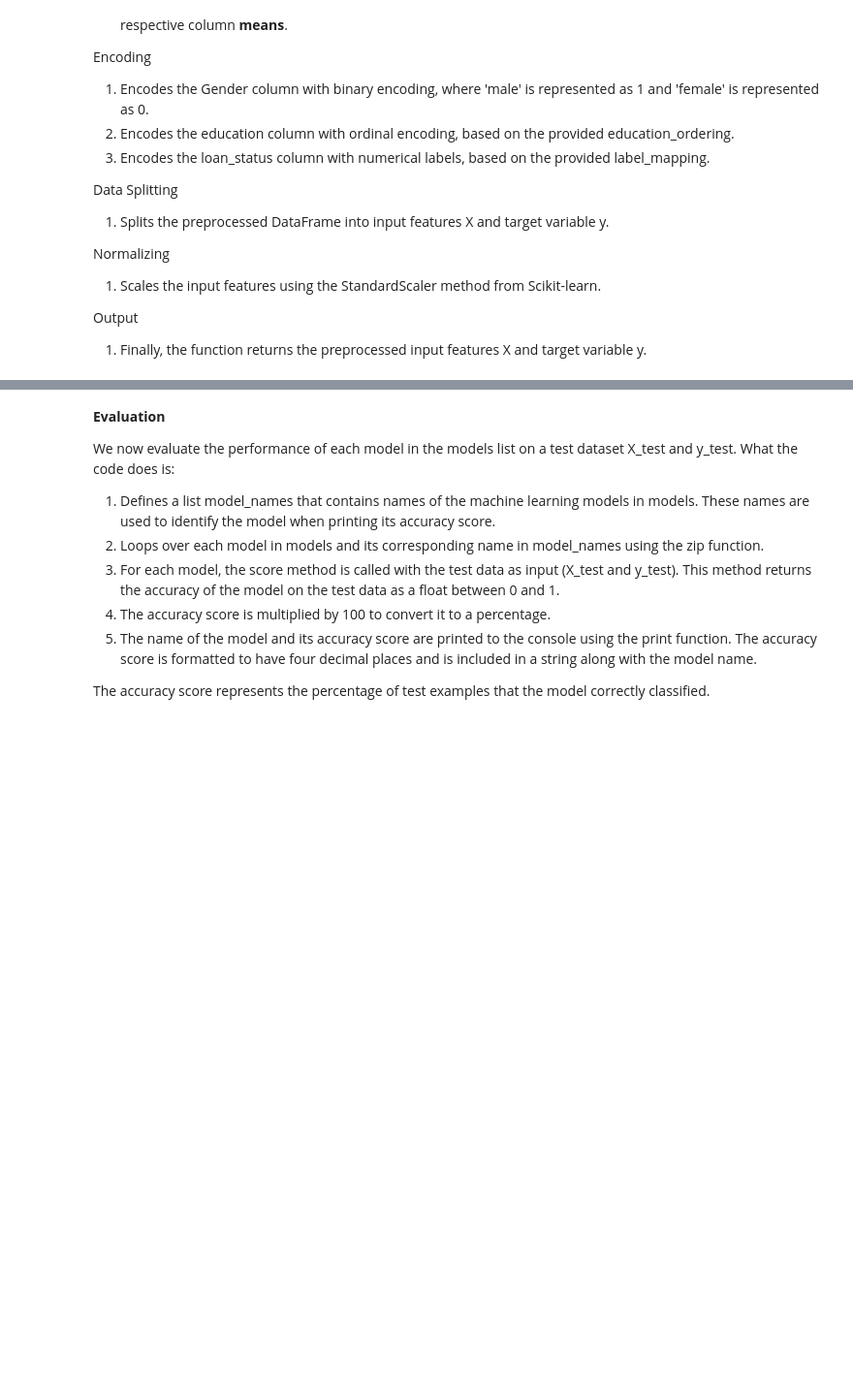
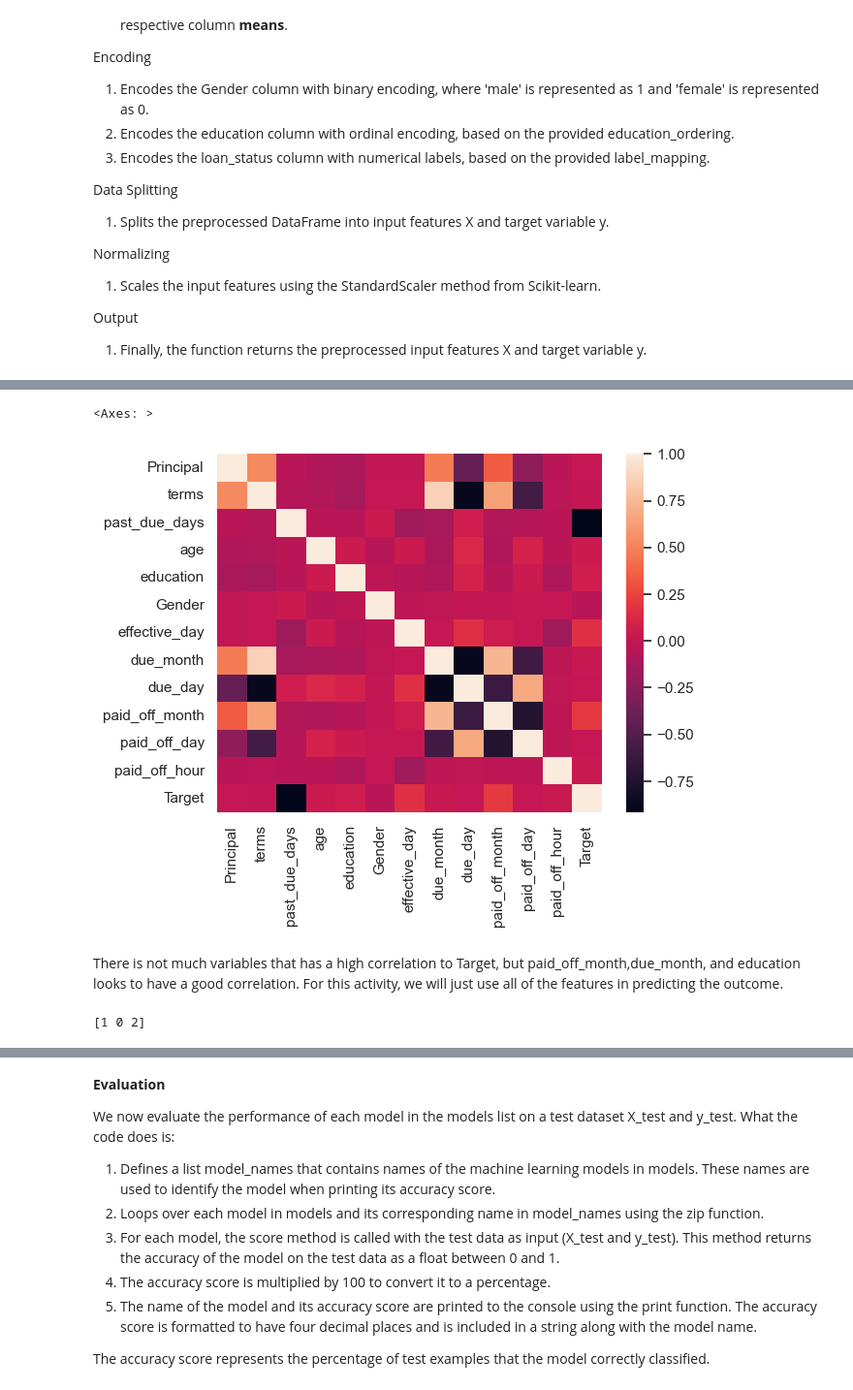
Before and after one commit to romaricoflores/bida406-predictive-analytics, a Jupyter notebook: week3/assignment2.ipynb, the cells around one changed output, grey strips where cells are left out. Shown at 97% size. Cells and saved outputs as stored; diff of their text form; code cells hidden in the pictures; blank space fills up the shorter version.

```diff
--- a/week3/assignment2.ipynb
+++ b/week3/assignment2.ipynb
@@ -415,0 +409,6 @@ Name: loan_status, Length: 500, dtype: int64
+# %%
+#Recombining my inputs to targets to create a new dataframe with pre-processed values for heatmap correlation visualization
+df_processed = X
+df_processed['Target'] = y
+corr_matrix = df_processed.corr()
+corr_matrix
@@ -415,0 +430,12 @@ Name: loan_status, Length: 500, dtype: int64
+# %%
+sns.heatmap(corr_matrix)
+# %% [output]
+<Axes: >
+[figure, added]
+# %% [markdown]
+There is not much variables that has a high correlation to Target, but paid_off_month,due_month, and education looks to have a good correlation. For this activity, we will just use all of the features in predicting the outcome.
+# %%
+#Just double checking the number of unique targets:
+print(df_processed['Target'].unique())
+# %% [output]
+[1 0 2]
```
Also changed, not shown: parts of 23 cells of this notebook, 1 other file.
